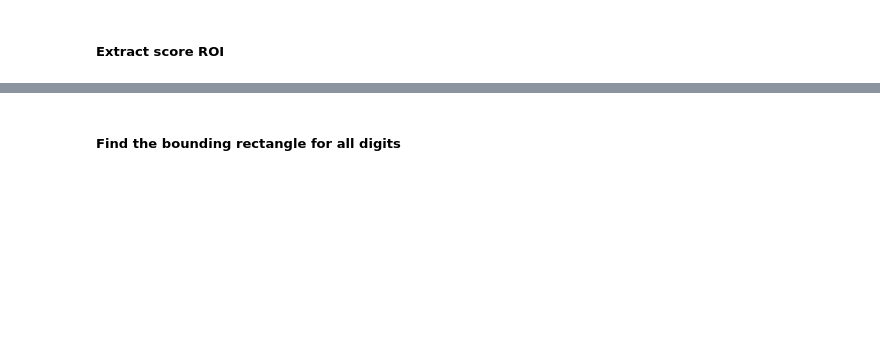
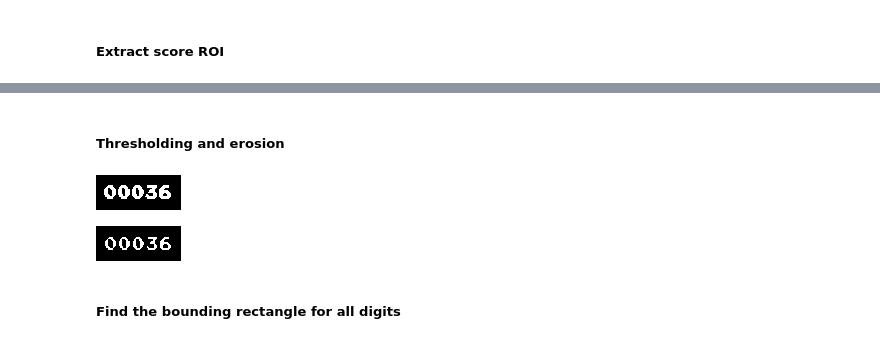
Before and after one commit to TheoLvs/reinforcement-learning, a Jupyter notebook: 4. Chrome Dino/20180102 - Chrome Dino development.ipynb, the cells around one changed output, grey strips where cells are left out. Saved outputs shown, nothing was run; the diff lists cells and outputs as text; code cells hidden in the pictures; blank space fills up the shorter version.

```diff
--- a/4. Chrome Dino/20180102 - Chrome Dino development.ipynb
+++ b/4. Chrome Dino/20180102 - Chrome Dino development.ipynb
@@ -312,3 +330,15 @@ Image.fromarray(img_score)
+# %% [markdown]
+##### Thresholding and erosion
+# %%
+_,score_th = cv2.threshold(img_score,210,255,cv2.THRESH_BINARY_INV)
+Image.fromarray(score_th)
+# %% [output]
+[figure, added]
+# %%
+score_eroded = cv2.erode(score_th,np.ones((2,2),np.uint8))
+Image.fromarray(score_eroded)
+# %% [output]
+[figure, added]
 # %% [markdown]
 ##### Find the bounding rectangle for all digits
 # %%
```
Also changed, not shown: parts of 60 cells of this notebook.
